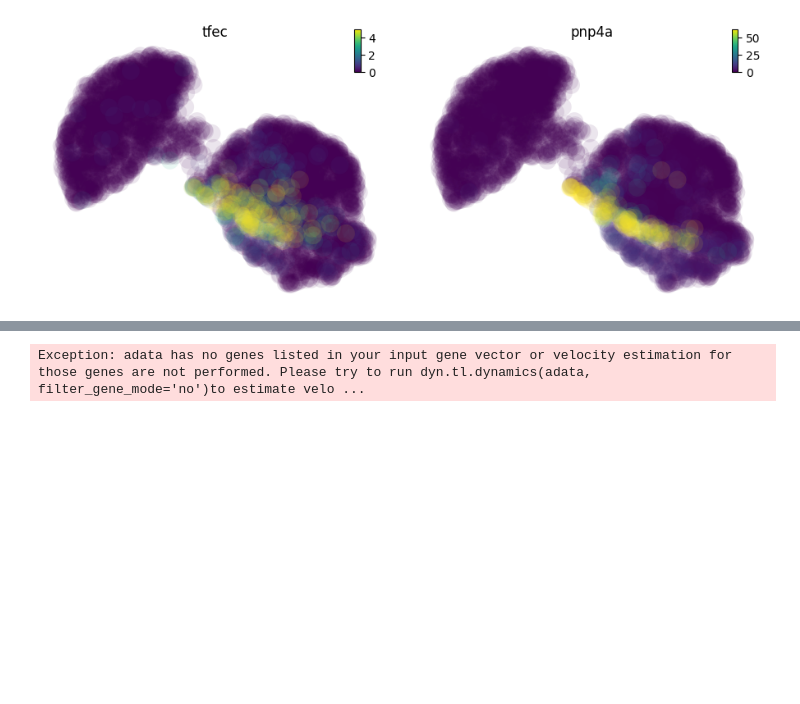
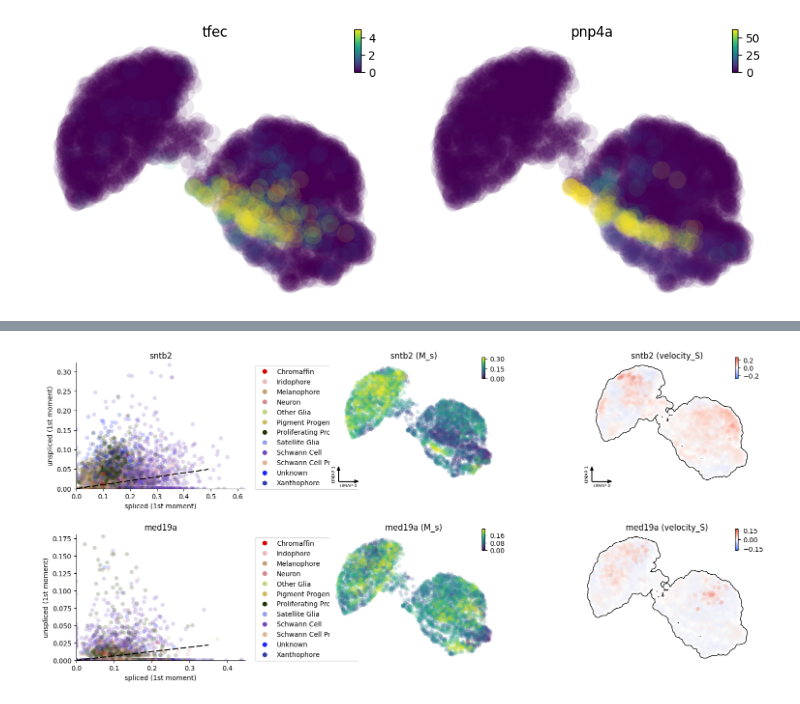
Before and after one commit to aristoteleo/dynamo-notebooks, a Jupyter notebook: normalization/preprocessor-pearson-residual-visualization.ipynb, the cells around one changed output, grey strips where cells are left out. Cells and saved outputs as stored; diff of their text form; code cells hidden in the pictures; blank space fills up the shorter version.

```diff
--- a/normalization/preprocessor-pearson-residual-visualization.ipynb
+++ b/normalization/preprocessor-pearson-residual-visualization.ipynb
@@ -139,7 +154,7 @@ dyn.pl.umap(adata, color=['tfec', 'pnp4a'])
 # %%
-dyn.pl.phase_portraits(adata, genes=['tfec', 'pnp4a'],  figsize=(6, 4), color='Cell_type')
+dyn.pl.phase_portraits(adata, genes=['sntb2', 'med19a'],  figsize=(6, 4), color='Cell_type')
 # %% [output]
-Exception: adata has no genes listed in your input gene vector or velocity estimation for those genes are not performed. Please try to run dyn.tl.dynamics(adata, filter_gene_mode='no')to estimate velo ...
+[figure, added]
 # %%
 adata.layers["spliced"]
 # %%
```
Also changed, not shown: parts of 1 cell of this notebook.
